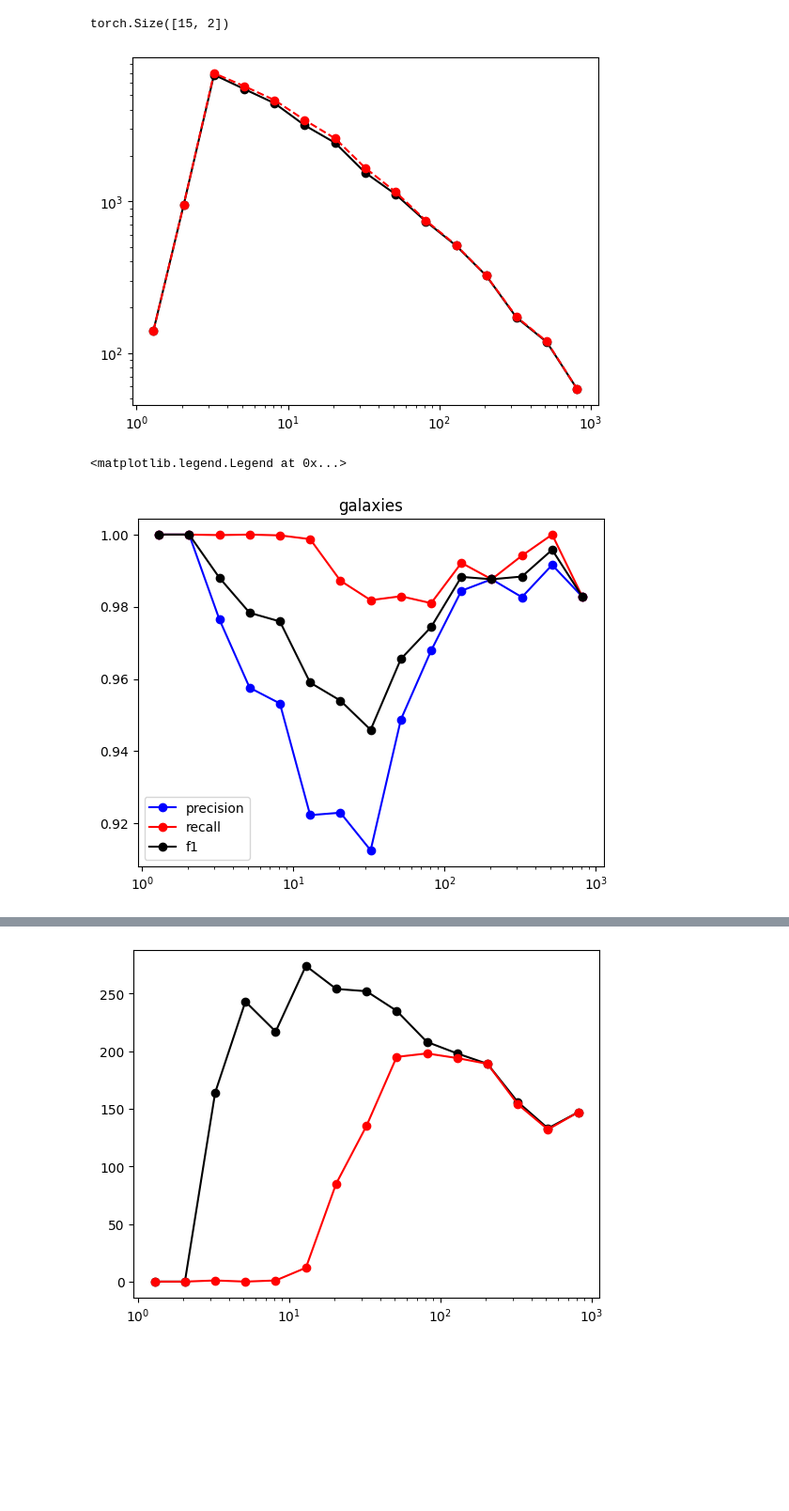
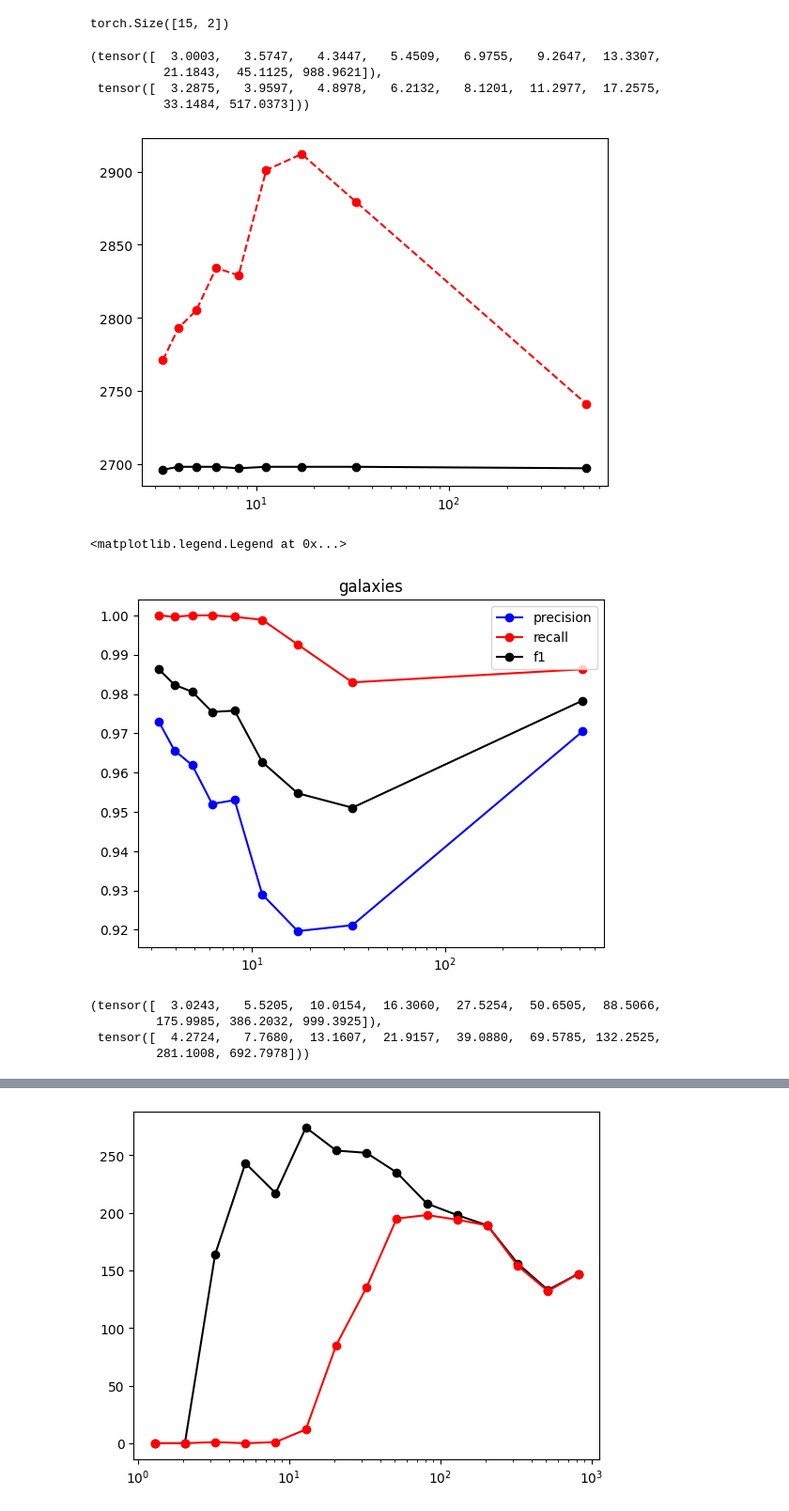
Before and after one commit to ismael-mendoza/bliss, a Jupyter notebook: experiment/notebooks/explore/new-results-classification1.ipynb, the cells around one changed output, grey strips where cells are left out. Shown at 94% size. Cells and saved outputs as stored; diff of their text form; code cells hidden in the pictures; blank space fills up the shorter version.

```diff
--- a/experiment/notebooks/explore/new-results-classification1.ipynb
+++ b/experiment/notebooks/explore/new-results-classification1.ipynb
@@ -169,6 +169,22 @@ snr_bins = torch.column_stack((snr_bins1, snr_bins2))
 snr_bins.shape
 # %% [output]
 torch.Size([15, 2])
+# %%
+# obtain snr bins that each contain the same number of galaxies
+
+# get snr bins
+mask = (snr > 3) * (snr <= 1000) * galaxy_mask
+_log_snr = snr[mask].log10()
+qs = torch.linspace(0, 1, 10)
+snr_bins = 10**torch.quantile(_log_snr, qs)
+
+snr_middle = (snr_bins[1:] + snr_bins[:-1]) / 2
+snr_bins, snr_middle
+# %% [output]
+(tensor([  3.0003,   3.5747,   4.3447,   5.4509,   6.9755,   9.2647,  13.3307,
+          21.1843,  45.1125, 988.9621]),
+ tensor([  3.2875,   3.9597,   4.8978,   6.2132,   8.1201,  11.2977,  17.2575,
+          33.1484, 517.0373]))
 # %%
 
 tp_per_bin = []
@@ -195,31 +214,41 @@ galaxies_out  = {
 }
 # %%
 # number of galaxies per bin
-snr_middle = snr_bins.mean(axis=-1)
-
 plt.plot(snr_middle, galaxies_out['nt'], '-ko')
 plt.plot(snr_middle, galaxies_out['p'], '--ro')
 
 plt.xscale('log')
-plt.yscale('log')
+# plt.yscale('log')
 # %% [output]
-[figure, old version]
+[figure, new version]
 # %%
-snr_middle = snr_bins.mean(axis=-1)
-
 precision = galaxies_out['tp'] / galaxies_out['p']
 recall = galaxies_out['tp'] / galaxies_out['nt']
 f1 = 2 / (precision**-1 + recall**-1)
 
 plt.plot(snr_middle, precision, '-bo', label='precision')
 plt.plot(snr_middle, recall, '-ro', label='recall')
 plt.plot(snr_middle, f1, '-ko', label='f1')
 plt.xscale('log')
 plt.title("galaxies")
 plt.legend()
 # %% [output]
 <matplotlib.legend.Legend at 0x...>
-[figure, old version]
+[figure, new version]
+# %%
+# now for stars
+mask = (snr > 3) * (snr <= 1000) * star_mask
+_log_snr = snr[mask].log10()
+qs = torch.linspace(0, 1, 10)
+snr_bins = 10**torch.quantile(_log_snr, qs)
+
+snr_middle = (snr_bins[1:] + snr_bins[:-1]) / 2
+snr_bins, snr_middle
+# %% [output]
+(tensor([  3.0243,   5.5205,  10.0154,  16.3060,  27.5254,  50.6505,  88.5066,
+         175.9985, 386.2032, 999.3925]),
+ tensor([  4.2724,   7.7680,  13.1607,  21.9157,  39.0880,  69.5785, 132.2525,
+         281.1008, 692.7978]))
 # %%
 tp_per_bin = []
 p_per_bin = []
```
Also changed, not shown: parts of 4 cells of this notebook.
